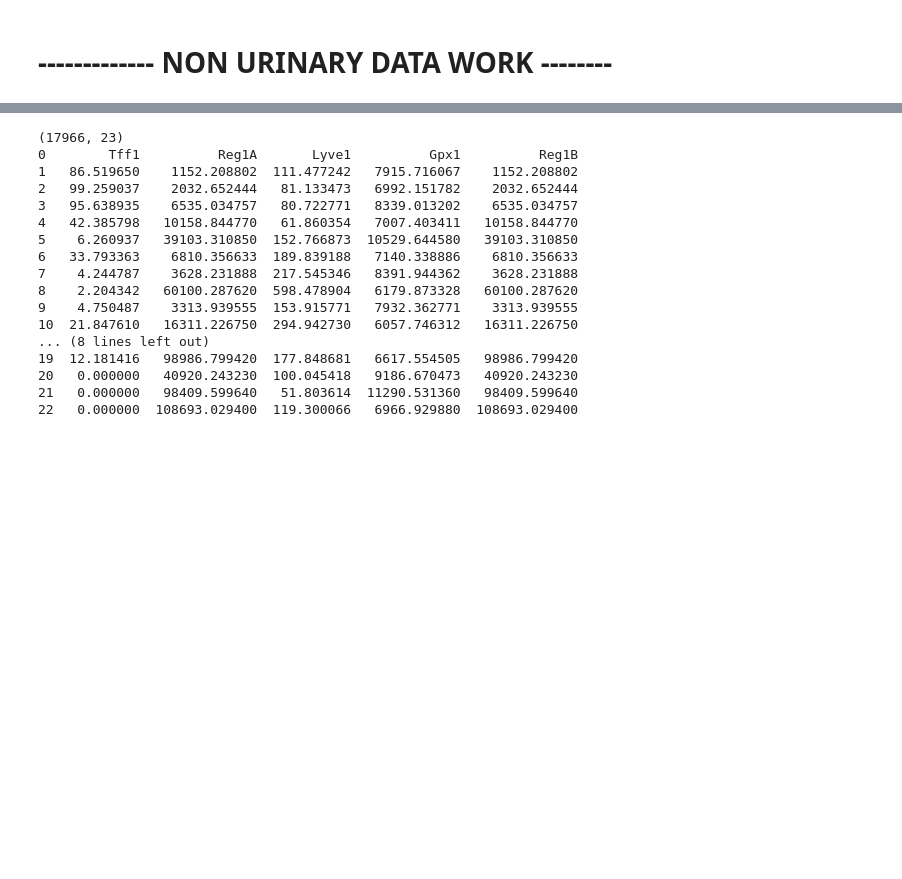
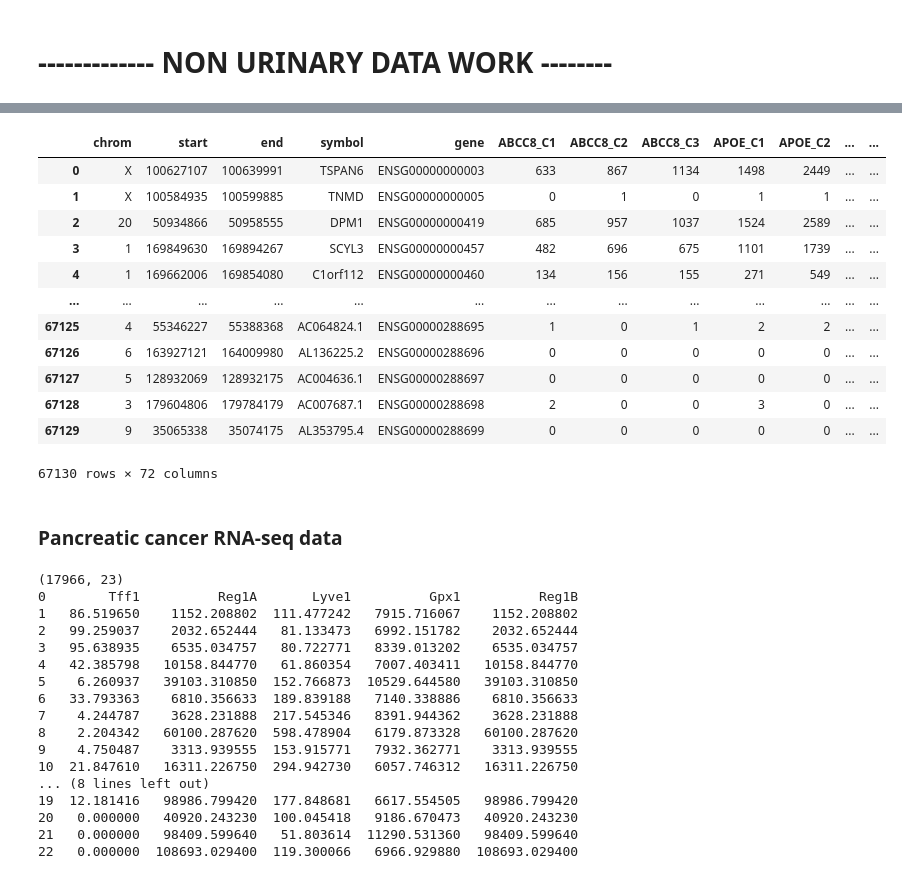
Before and after one commit to shushkovsky/02-518-Pancreatic-Cancer-Detection-Project, a Jupyter notebook: PancreaticCancerDetection.ipynb, the cells around one changed output, grey strips where cells are left out. Saved outputs shown, nothing was run; the diff lists cells and outputs as text; code cells hidden in the pictures; blank space fills up the shorter version.

Commit message:
loaded in all 2 normal pancreas datasets

```diff
--- a/PancreaticCancerDetection.ipynb
+++ b/PancreaticCancerDetection.ipynb
@@ -47,3 +84,22 @@ Ideas we should probably do for both datasets:
+# %%
+rawPancNormData3 = pd.read_csv("pancreaticNormalSeqData/GSE228662_RNA_raw_read_counts.tsv", sep='\t')
+rawPancNormData3
+# %% [output]
+|  | chrom | start | end | symbol | gene | ABCC8_C1 | ABCC8_C2 | ABCC8_C3 | APOE_C1 | APOE_C2 | ... | ... |
+| 0 | X | 100627107 | 100639991 | TSPAN6 | ENSG00000000003 | 633 | 867 | 1134 | 1498 | 2449 | ... | ... |
+| 1 | X | 100584935 | 100599885 | TNMD | ENSG00000000005 | 0 | 1 | 0 | 1 | 1 | ... | ... |
+| 2 | 20 | 50934866 | 50958555 | DPM1 | ENSG00000000419 | 685 | 957 | 1037 | 1524 | 2589 | ... | ... |
+| 3 | 1 | 169849630 | 169894267 | SCYL3 | ENSG00000000457 | 482 | 696 | 675 | 1101 | 1739 | ... | ... |
+| 4 | 1 | 169662006 | 169854080 | C1orf112 | ENSG00000000460 | 134 | 156 | 155 | 271 | 549 | ... | ... |
+| ... | ... | ... | ... | ... | ... | ... | ... | ... | ... | ... | ... | ... |
+| 67125 | 4 | 55346227 | 55388368 | AC064824.1 | ENSG00000288695 | 1 | 0 | 1 | 2 | 2 | ... | ... |
+| 67126 | 6 | 163927121 | 164009980 | AL136225.2 | ENSG00000288696 | 0 | 0 | 0 | 0 | 0 | ... | ... |
+| 67127 | 5 | 128932069 | 128932175 | AC004636.1 | ENSG00000288697 | 0 | 0 | 0 | 0 | 0 | ... | ... |
+| 67128 | 3 | 179604806 | 179784179 | AC007687.1 | ENSG00000288698 | 2 | 0 | 0 | 3 | 0 | ... | ... |
+| 67129 | 9 | 35065338 | 35074175 | AL353795.4 | ENSG00000288699 | 0 | 0 | 0 | 0 | 0 | ... | ... |
+67130 rows × 72 columns
+# %% [markdown]
+### Pancreatic cancer RNA-seq data
 # %%
 rawPancCancData1 = pd.read_csv("pancreaticCancerSeqData/GSE232860_allsamples.deseq.normalized.counts.csv")
 #print(rawPancCancData1.shape)
```
Also changed, not shown: parts of 3 cells of this notebook.
